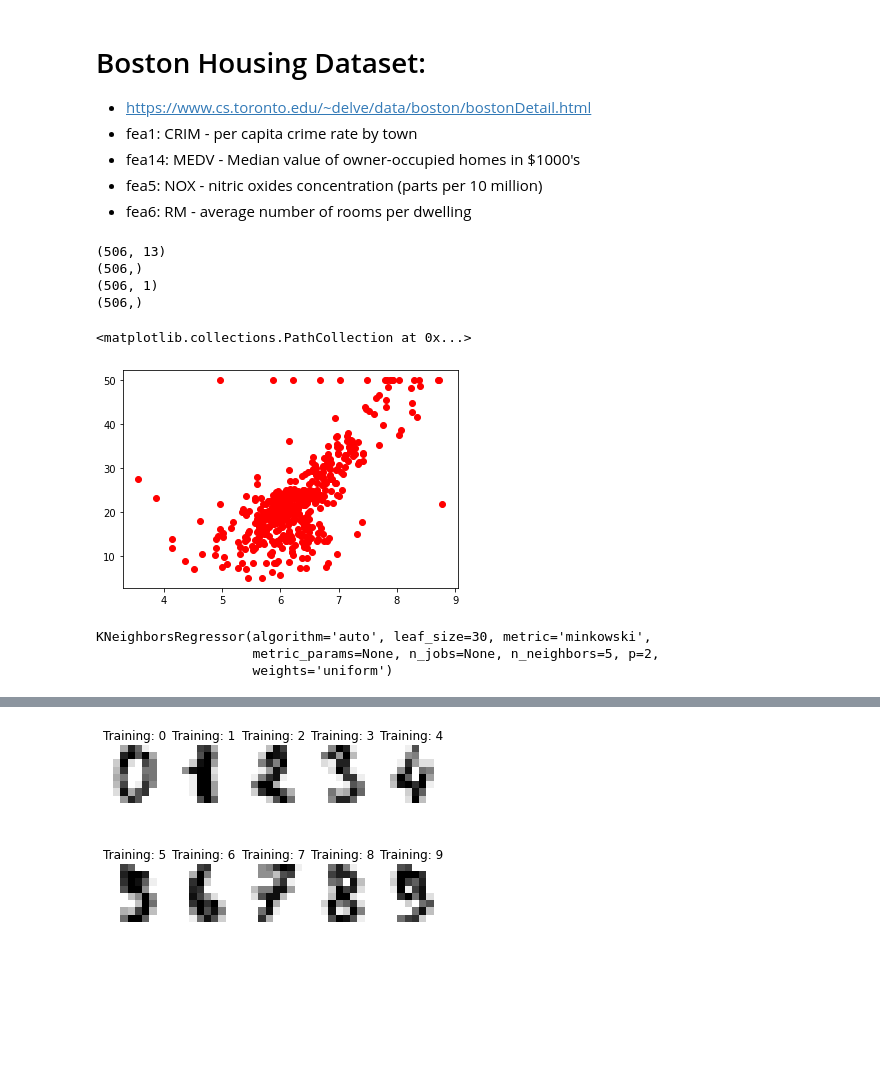
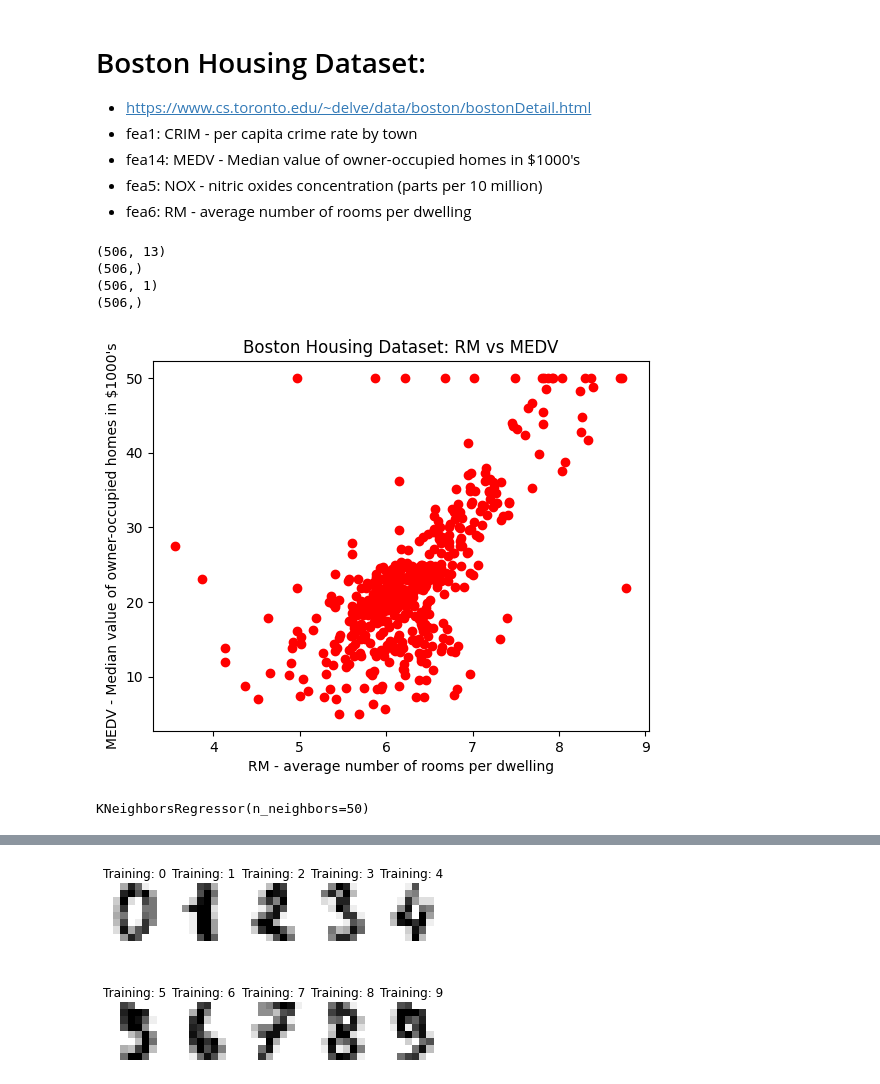
Before and after one commit to qiyanjun/2025Fall-UVA-CS-MachineLearningDeep, a Jupyter notebook: notebook/L8_Knearest.ipynb, the cells around one changed output, grey strips where cells are left out. Drawn from its saved outputs; the diff is of its cells as text; code cells hidden in the pictures; blank space fills up the shorter version.

```diff
--- a/notebook/L8_Knearest.ipynb
+++ b/notebook/L8_Knearest.ipynb
@@ -16,40 +16,49 @@ import matplotlib.pyplot as plt
 *  fea14: MEDV - Median value of owner-occupied homes in $1000's
 *  fea5: NOX - nitric oxides concentration (parts per 10 million)
 *  fea6: RM - average number of rooms per dwelling
-# %%
-from sklearn.datasets import load_boston
-boston = load_boston()
-print(boston.data.shape)
-
-# Let's have a look at the last feature:
-X = boston.data[:, 5]
-print(X.shape)
-X = X.reshape(-1, 1)
-print(X.shape)
-
-#the boston housing data set, the targets to be predicted corresponds to the weighted distances to the five Boston employment centers.
-y = boston.target
-print(y.shape)
-
-plt.scatter(X, y,  color='red')
-# %% [output]
-(506, 13)
-(506,)
-(506, 1)
-(506,)
-<matplotlib.collections.PathCollection at 0x...>
-[figure, removed]
+# %%
+import pandas as pd
+import numpy as np
+import matplotlib.pyplot as plt
+
+data_url = "http://lib.stat.cmu.edu/datasets/boston"
+raw_df = pd.read_csv(data_url, sep="\s+", skiprows=22, header=None)
+data = np.hstack([raw_df.values[::2, :], raw_df.values[1::2, :2]])
+target = raw_df.values[1::2, 2] # Renamed 'boston' to 'target' for clarity
+
+
+print(data.shape)
+
+# Let's have a look at the last feature (RM - average number of rooms per dwelling):
+X = data[:, 5] # Accessing the 6th column for RM
+print(X.shape)
+X = X.reshape(-1, 1)
+print(X.shape)
+
+# The boston housing data set, the targets to be predicted corresponds to the median value of owner-occupied homes.
+y = target # 'target' now holds the MEDV
+print(y.shape)
+
+plt.scatter(X, y,  color='red')
+plt.xlabel("RM - average number of rooms per dwelling")
+plt.ylabel("MEDV - Median value of owner-occupied homes in $1000's")
+plt.title("Boston Housing Dataset: RM vs MEDV")
+plt.show()
+# %% [output]
+(506, 13)
+(506,)
+(506, 1)
+(506,)
+[figure, added]
 # %%
 # import regressor
 from sklearn.neighbors import KNeighborsRegressor
 # instantiate with K=5
-knn = KNeighborsRegressor(n_neighbors=5)
+knn = KNeighborsRegressor(n_neighbors=50)
 # fit with data
 knn.fit(X, y)
 # %% [output]
-KNeighborsRegressor(algorithm='auto', leaf_size=30, metric='minkowski',
-                    metric_params=None, n_jobs=None, n_neighbors=5, p=2,
-                    weights='uniform')
+KNeighborsRegressor(n_neighbors=50)
 # %%
 ###
 Xfit = np.linspace(3, 10, 1000).reshape(-1, 1)
```
Also changed, not shown: parts of 1 cell of this notebook.
